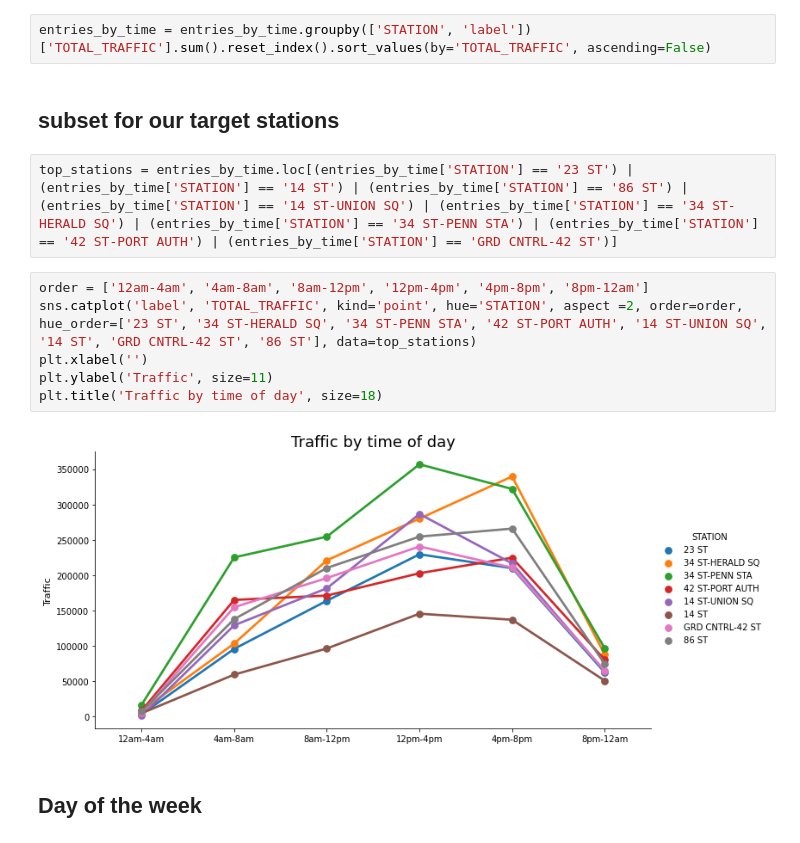
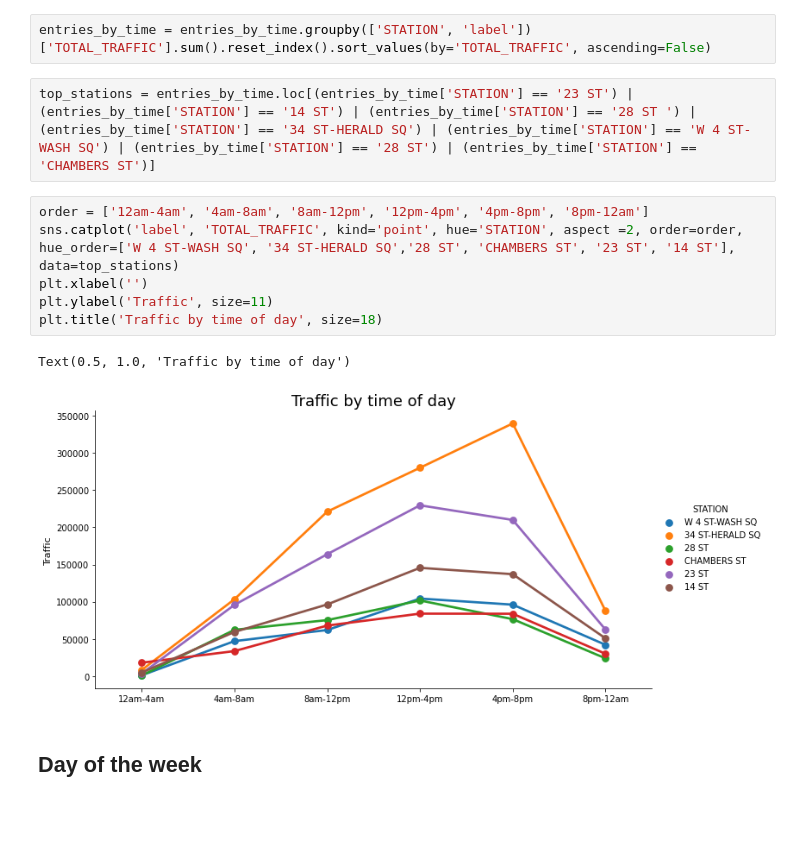
Before and after one commit to kimtaeuk1995/MTA_Analysis, a Jupyter notebook: MTA_TURNSTILE_ANALYSIS.ipynb, the cells around one changed output. Saved outputs shown, nothing was run; the diff lists cells and outputs as text; blank space fills up the shorter version.

```diff
--- a/MTA_TURNSTILE_ANALYSIS.ipynb
+++ b/MTA_TURNSTILE_ANALYSIS.ipynb
@@ -337,18 +390,17 @@ entries_by_time.loc[entries_by_time['TIME'] == datetime.time(16, 0), 'label'] =
 entries_by_time.loc[entries_by_time['TIME'] == datetime.time(20, 0), 'label'] = '4pm-8pm'
 # %%
 entries_by_time = entries_by_time.groupby(['STATION', 'label'])['TOTAL_TRAFFIC'].sum().reset_index().sort_values(by='TOTAL_TRAFFIC', ascending=False)
-# %% [markdown]
-## subset for our target stations
 # %%
-top_stations = entries_by_time.loc[(entries_by_time['STATION'] == '23 ST') | (entries_by_time['STATION'] == '14 ST') | (entries_by_time['STATION'] == '86 ST') | (entries_by_time['STATION'] == '14 ST-UNION SQ') | (entries_by_time['STATION'] == '34 ST-HERALD SQ') | (entries_by_time['STATION'] == '34 ST-PENN STA') | (entries_by_time['STATION'] == '42 ST-PORT AUTH') | (entries_by_time['STATION'] == 'GRD CNTRL-42 ST')]
+top_stations = entries_by_time.loc[(entries_by_time['STATION'] == '23 ST') | (entries_by_time['STATION'] == '14 ST') | (entries_by_time['STATION'] == '28 ST ') | (entries_by_time['STATION'] == '34 ST-HERALD SQ') | (entries_by_time['STATION'] == 'W 4 ST-WASH SQ') | (entries_by_time['STATION'] == '28 ST') | (entries_by_time['STATION'] == 'CHAMBERS ST')]
 # %%
 order = ['12am-4am', '4am-8am', '8am-12pm', '12pm-4pm', '4pm-8pm', '8pm-12am']
-sns.catplot('label', 'TOTAL_TRAFFIC', kind='point', hue='STATION', aspect =2, order=order, hue_order=['23 ST', '34 ST-HERALD SQ', '34 ST-PENN STA', '42 ST-PORT AUTH', '14 ST-UNION SQ', '14 ST', 'GRD CNTRL-42 ST', '86 ST'], data=top_stations)
+sns.catplot('label', 'TOTAL_TRAFFIC', kind='point', hue='STATION', aspect =2, order=order, hue_order=['W 4 ST-WASH SQ', '34 ST-HERALD SQ','28 ST', 'CHAMBERS ST', '23 ST', '14 ST'], data=top_stations)
 plt.xlabel('')
 plt.ylabel('Traffic', size=11)
 plt.title('Traffic by time of day', size=18)
 # %% [output]
+Text(0.5, 1.0, 'Traffic by time of day')
-[figure, old version]
+[figure, new version]
 # %% [markdown]
 ## Day of the week
 # %%
```
Also changed, not shown: parts of 21 cells of this notebook.
